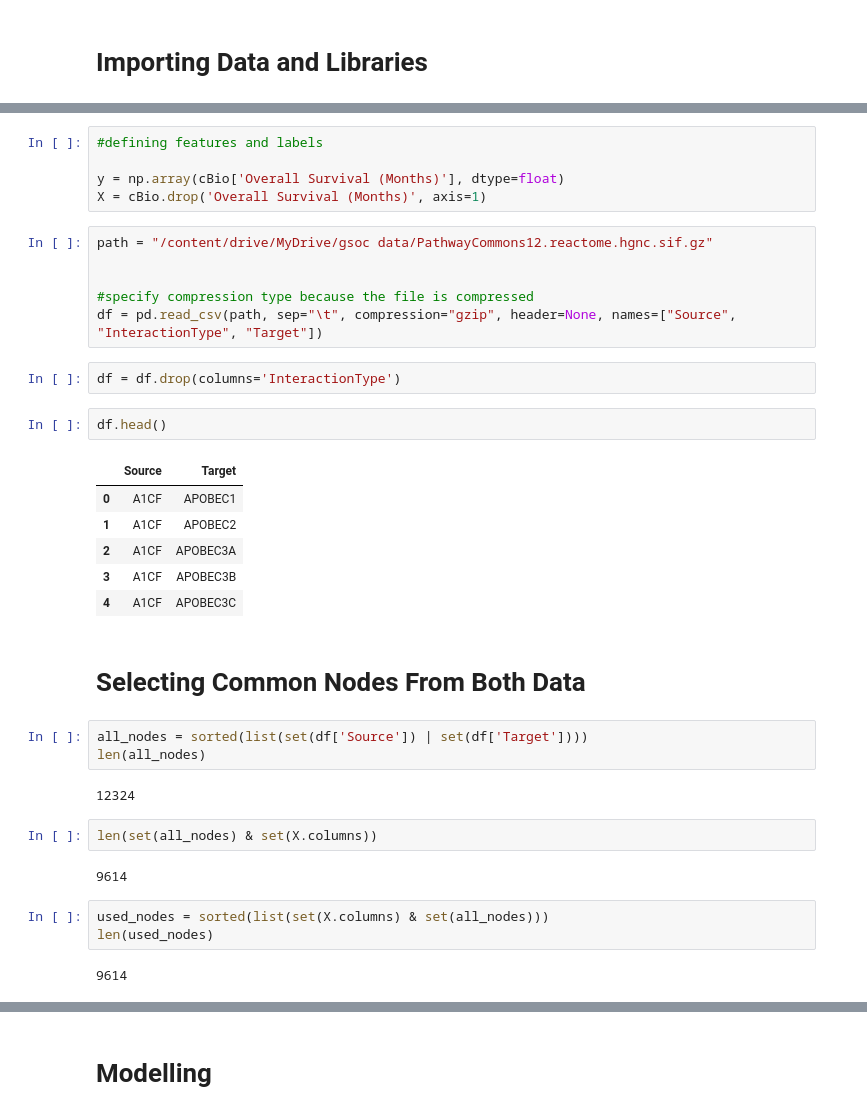
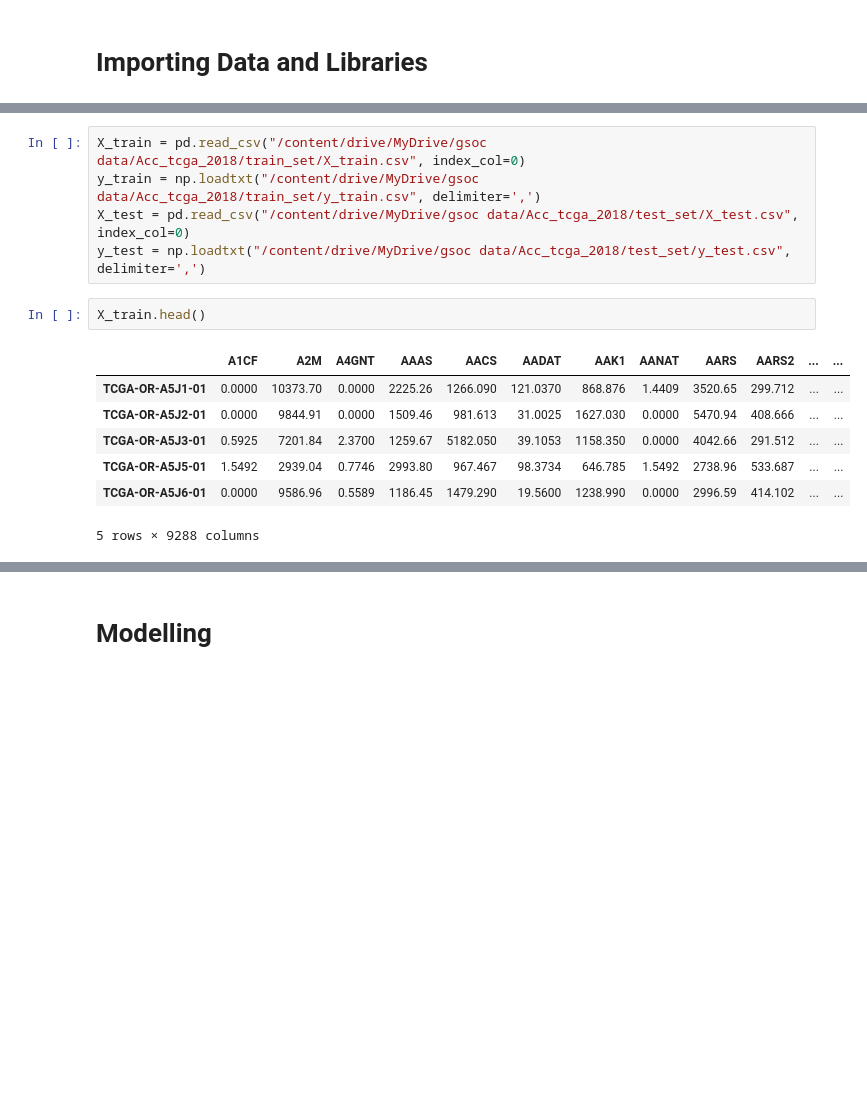
Before and after one commit to cannin/gsoc_2023_pytorch_pathway_commons, a Jupyter notebook: Baseline_model_with_acc_data.ipynb, the cells around one changed output, grey strips where cells are left out. Saved outputs shown, nothing was run; the diff lists cells and outputs as text; blank space fills up the shorter version.

```diff
--- a/Baseline_model_with_acc_data.ipynb
+++ b/Baseline_model_with_acc_data.ipynb
@@ -95,38 +49,15 @@ cBio.head(2)
-# %%
-#defining features and labels
-
-y = np.array(cBio['Overall Survival (Months)'], dtype=float)
-X = cBio.drop('Overall Survival (Months)', axis=1)
-# %%
-path = "/content/drive/MyDrive/gsoc data/PathwayCommons12.reactome.hgnc.sif.gz"
-
-
-#specify compression type because the file is compressed
-df = pd.read_csv(path, sep="\t", compression="gzip", header=None, names=["Source", "InteractionType", "Target"])
-# %%
-df = df.drop(columns='InteractionType')
+# %%
+X_train = pd.read_csv("/content/drive/MyDrive/gsoc data/Acc_tcga_2018/train_set/X_train.csv", index_col=0)
+y_train = np.loadtxt("/content/drive/MyDrive/gsoc data/Acc_tcga_2018/train_set/y_train.csv", delimiter=',')
+X_test = pd.read_csv("/content/drive/MyDrive/gsoc data/Acc_tcga_2018/test_set/X_test.csv", index_col=0)
+y_test = np.loadtxt("/content/drive/MyDrive/gsoc data/Acc_tcga_2018/test_set/y_test.csv", delimiter=',')
 # %%
-df.head()
+X_train.head()
 # %% [output]
-|  | Source | Target |
-| 0 | A1CF | APOBEC1 |
-| 1 | A1CF | APOBEC2 |
-| 2 | A1CF | APOBEC3A |
-| 3 | A1CF | APOBEC3B |
-| 4 | A1CF | APOBEC3C |
+|  | A1CF | A2M | A4GNT | AAAS | AACS | AADAT | AAK1 | AANAT | AARS | AARS2 | ... | ... |
+| TCGA-OR-A5J1-01 | 0.0000 | 10373.70 | 0.0000 | 2225.26 | 1266.090 | 121.0370 | 868.876 | 1.4409 | 3520.65 | 299.712 | ... | ... |
+| TCGA-OR-A5J2-01 | 0.0000 | 9844.91 | 0.0000 | 1509.46 | 981.613 | 31.0025 | 1627.030 | 0.0000 | 5470.94 | 408.666 | ... | ... |
+| TCGA-OR-A5J3-01 | 0.5925 | 7201.84 | 2.3700 | 1259.67 | 5182.050 | 39.1053 | 1158.350 | 0.0000 | 4042.66 | 291.512 | ... | ... |
+| TCGA-OR-A5J5-01 | 1.5492 | 2939.04 | 0.7746 | 2993.80 | 967.467 | 98.3734 | 646.785 | 1.5492 | 2738.96 | 533.687 | ... | ... |
+| TCGA-OR-A5J6-01 | 0.0000 | 9586.96 | 0.5589 | 1186.45 | 1479.290 | 19.5600 | 1238.990 | 0.0000 | 2996.59 | 414.102 | ... | ... |
+5 rows × 9288 columns
-# %% [markdown]
-# Selecting Common Nodes From Both Data
-# %%
-all_nodes = sorted(list(set(df['Source']) | set(df['Target'])))
-len(all_nodes)
-# %% [output]
-12324
-# %%
-len(set(all_nodes) & set(X.columns))
-# %% [output]
-9614
-# %%
-used_nodes = sorted(list(set(X.columns) & set(all_nodes)))
-len(used_nodes)
-# %% [output]
-9614
```
Also changed, not shown: parts of 24 cells of this notebook.
